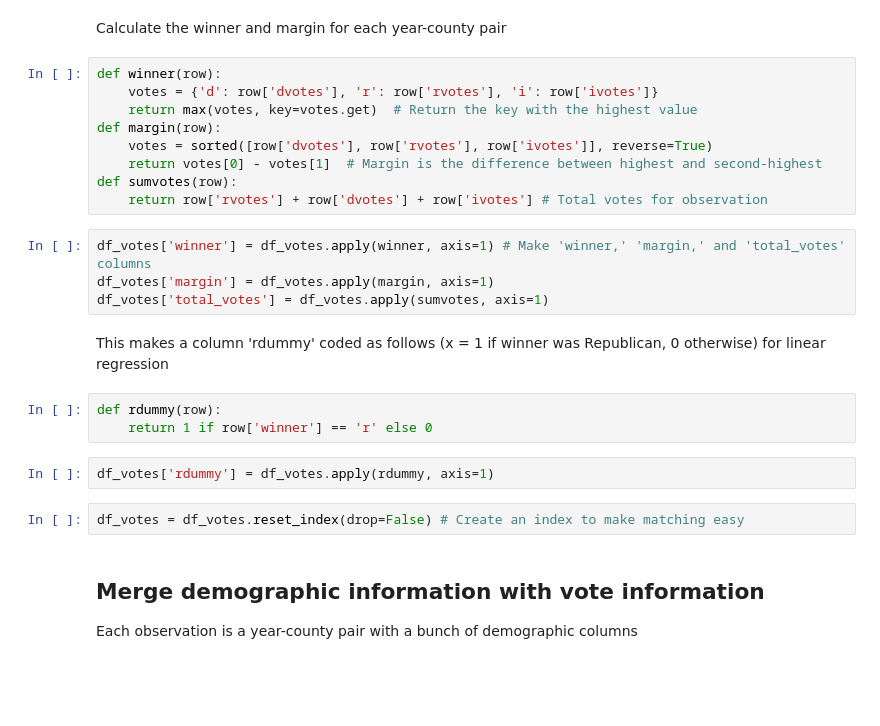
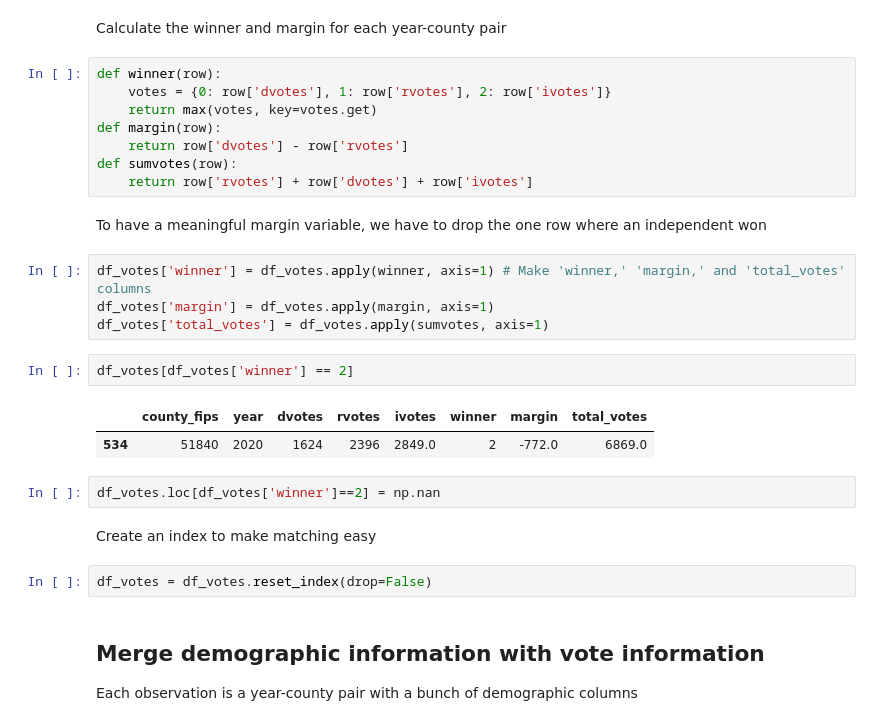
Before and after one commit to Hep7vv/DS3001-Final-Project, a Jupyter notebook: eda.ipynb, the cells around one changed output. Drawn from its saved outputs; the diff is of its cells as text; blank space fills up the shorter version.

```diff
--- a/eda.ipynb
+++ b/eda.ipynb
@@ -51,26 +51,29 @@ df_votes = pd.merge(df_votes, df_other_sum, on=['county_fips','year'],how='outer
 Calculate the winner and margin for each year-county pair
 # %%
 def winner(row):
-    votes = {'d': row['dvotes'], 'r': row['rvotes'], 'i': row['ivotes']}
-    return max(votes, key=votes.get)  # Return the key with the highest value
+    votes = {0: row['dvotes'], 1: row['rvotes'], 2: row['ivotes']}
+    return max(votes, key=votes.get)
 def margin(row):
-    votes = sorted([row['dvotes'], row['rvotes'], row['ivotes']], reverse=True)
-    return votes[0] - votes[1]  # Margin is the difference between highest and second-highest
+    return row['dvotes'] - row['rvotes']
 def sumvotes(row):
-    return row['rvotes'] + row['dvotes'] + row['ivotes'] # Total votes for observation
+    return row['rvotes'] + row['dvotes'] + row['ivotes']
+# %% [markdown]
+To have a meaningful margin variable, we have to drop the one row where an independent won
 # %%
 df_votes['winner'] = df_votes.apply(winner, axis=1) # Make 'winner,' 'margin,' and 'total_votes' columns
 df_votes['margin'] = df_votes.apply(margin, axis=1)
 df_votes['total_votes'] = df_votes.apply(sumvotes, axis=1)
-# %% [markdown]
-This makes a column 'rdummy' coded as follows (x = 1 if winner was Republican, 0 otherwise) for linear regression
-# %%
-def rdummy(row):
-    return 1 if row['winner'] == 'r' else 0
-# %%
-df_votes['rdummy'] = df_votes.apply(rdummy, axis=1)
+# %%
+df_votes[df_votes['winner'] == 2]
+# %% [output]
+|  | county_fips | year | dvotes | rvotes | ivotes | winner | margin | total_votes |
+| 534 | 51840 | 2020 | 1624 | 2396 | 2849.0 | 2 | -772.0 | 6869.0 |
+# %%
+df_votes.loc[df_votes['winner']==2] = np.nan
+# %% [markdown]
+Create an index to make matching easy
 # %%
-df_votes = df_votes.reset_index(drop=False) # Create an index to make matching easy
+df_votes = df_votes.reset_index(drop=False)
 # %% [markdown]
 ## Merge demographic information with vote information
 
```
Also changed, not shown: parts of 41 cells of this notebook.
